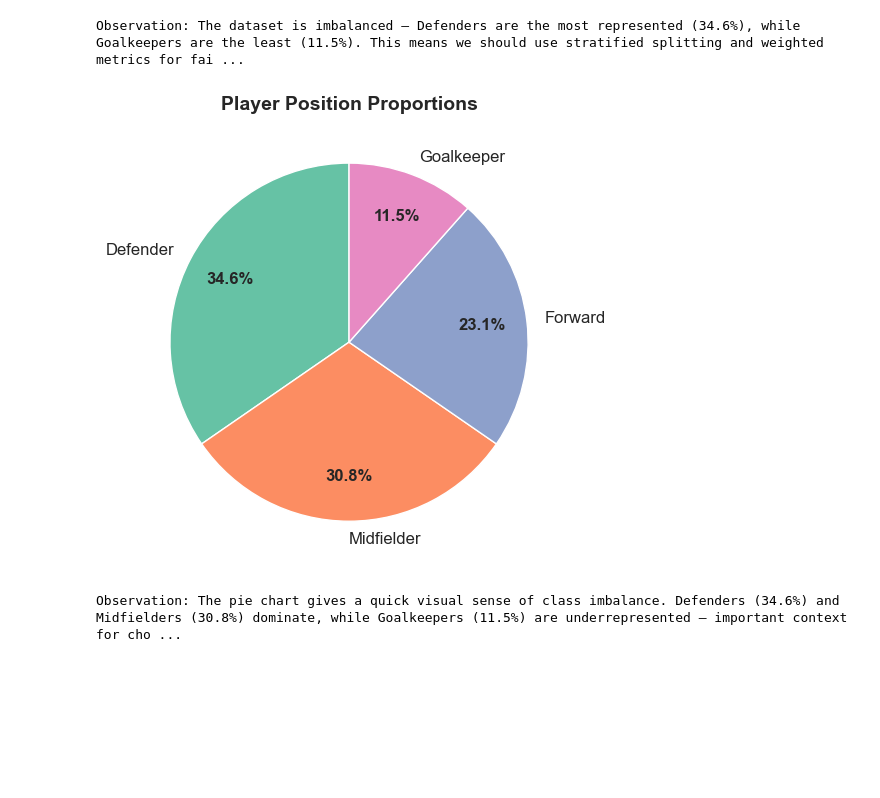
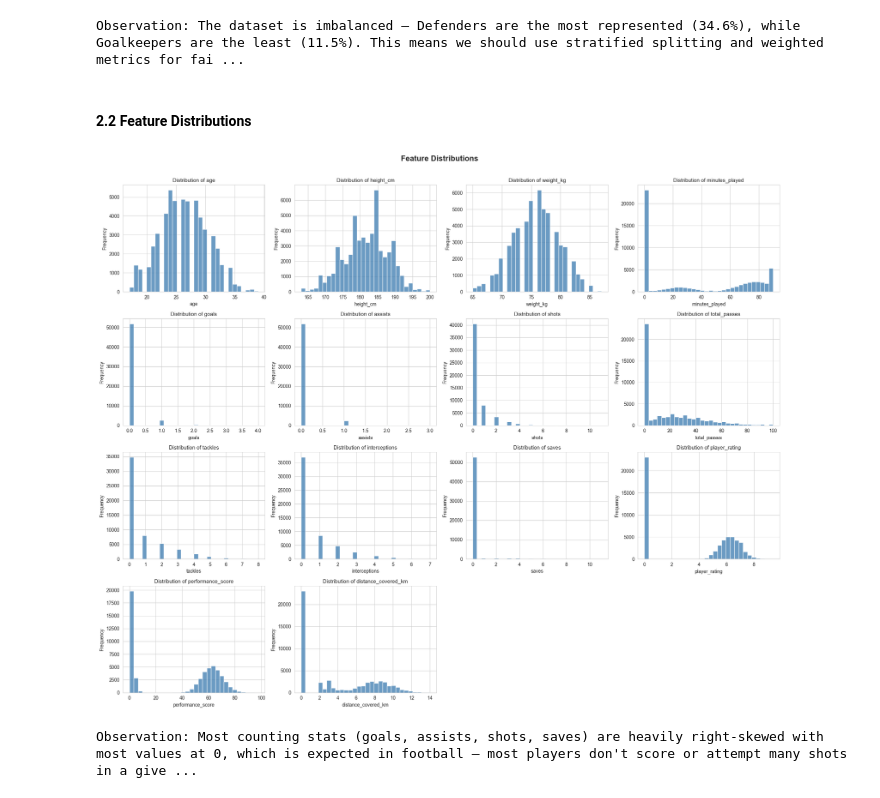
Before and after one commit to ManoharRavva0306/ML-Algorithms, a Jupyter notebook: notebooks/classification.ipynb, the cells around one changed output. Drawn from its saved outputs; the diff is of its cells as text; code cells hidden in the pictures; blank space fills up the shorter version.

```diff
--- a/notebooks/classification.ipynb
+++ b/notebooks/classification.ipynb
@@ -112,25 +112,35 @@ print("Observation: The dataset is imbalanced — Defenders are the most represe
 # %% [output]
 [figure]
 Observation: The dataset is imbalanced — Defenders are the most represented (34.6%), while Goalkeepers are the least (11.5%). This means we should use stratified splitting and weighted metrics for fai ...
+# %% [markdown]
+<h4>2.2 Feature Distributions</h4>
 # %%
-fig, ax = plt.subplots(figsize=(8, 5))
-position_counts = df['position'].value_counts()
-colors = sns.color_palette('Set2', len(position_counts))
-wedges, texts, autotexts = ax.pie(
-    position_counts.values, labels=position_counts.index,
-    autopct='%1.1f%%', startangle=90, colors=colors,
-    textprops={'fontsize': 12}, pctdistance=0.75
-)
-for autotext in autotexts:
-    autotext.set_fontweight('bold')
-ax.set_title('Player Position Proportions', fontsize=14, fontweight='bold')
+key_features = ['age', 'height_cm', 'weight_kg', 'minutes_played', 'goals',
+                'assists', 'shots', 'passes' if 'passes' in df.columns else 'total_passes',
+                'tackles', 'interceptions', 'saves', 'player_rating',
+                'performance_score', 'distance_covered_km']
+
+dist_features = ['age', 'height_cm', 'weight_kg', 'minutes_played', 'goals',
+                 'assists', 'shots', 'total_passes', 'tackles', 'interceptions',
+                 'saves', 'player_rating', 'performance_score', 'distance_covered_km']
+fig, axes = plt.subplots(4, 4, figsize=(20, 16))
+axes = axes.flatten()
+for i, col in enumerate(dist_features):
+    if col in df.columns:
+        axes[i].hist(df[col], bins=30, color='steelblue', edgecolor='white', alpha=0.8)
+        axes[i].set_title(f'Distribution of {col}', fontsize=11)
+        axes[i].set_xlabel(col)
+        axes[i].set_ylabel('Frequency')
+for j in range(len(dist_features), len(axes)):
+    axes[j].set_visible(False)
+plt.suptitle('Feature Distributions', fontsize=16, fontweight='bold', y=1.01)
 plt.tight_layout()
-plt.savefig('eda_position_piechart.png', bbox_inches='tight')
+plt.savefig('eda_feature_distributions.png', bbox_inches='tight')
 plt.show()
-print("Observation: The pie chart gives a quick visual sense of class imbalance. "
-      "Defenders (34.6%) and Midfielders (30.8%) dominate, while Goalkeepers (11.5%) "
-      "are underrepresented — important context for choosing stratified splitting "
-      "and weighted evaluation metrics.")
+print("Observation: Most counting stats (goals, assists, shots, saves) are heavily right-skewed "
+      "with most values at 0, which is expected in football — most players don't score or attempt "
+      "many shots in a given match. Physical attributes (height, weight, age) show more "
+      "normal-like distributions.")
 # %% [output]
-[figure, old version]
+[figure, new version]
-Observation: The pie chart gives a quick visual sense of class imbalance. Defenders (34.6%) and Midfielders (30.8%) dominate, while Goalkeepers (11.5%) are underrepresented — important context for cho ...
+Observation: Most counting stats (goals, assists, shots, saves) are heavily right-skewed with most values at 0, which is expected in football — most players don't score or attempt many shots in a give ...
```
Also changed, not shown: parts of 17 cells of this notebook, 7 other files.
